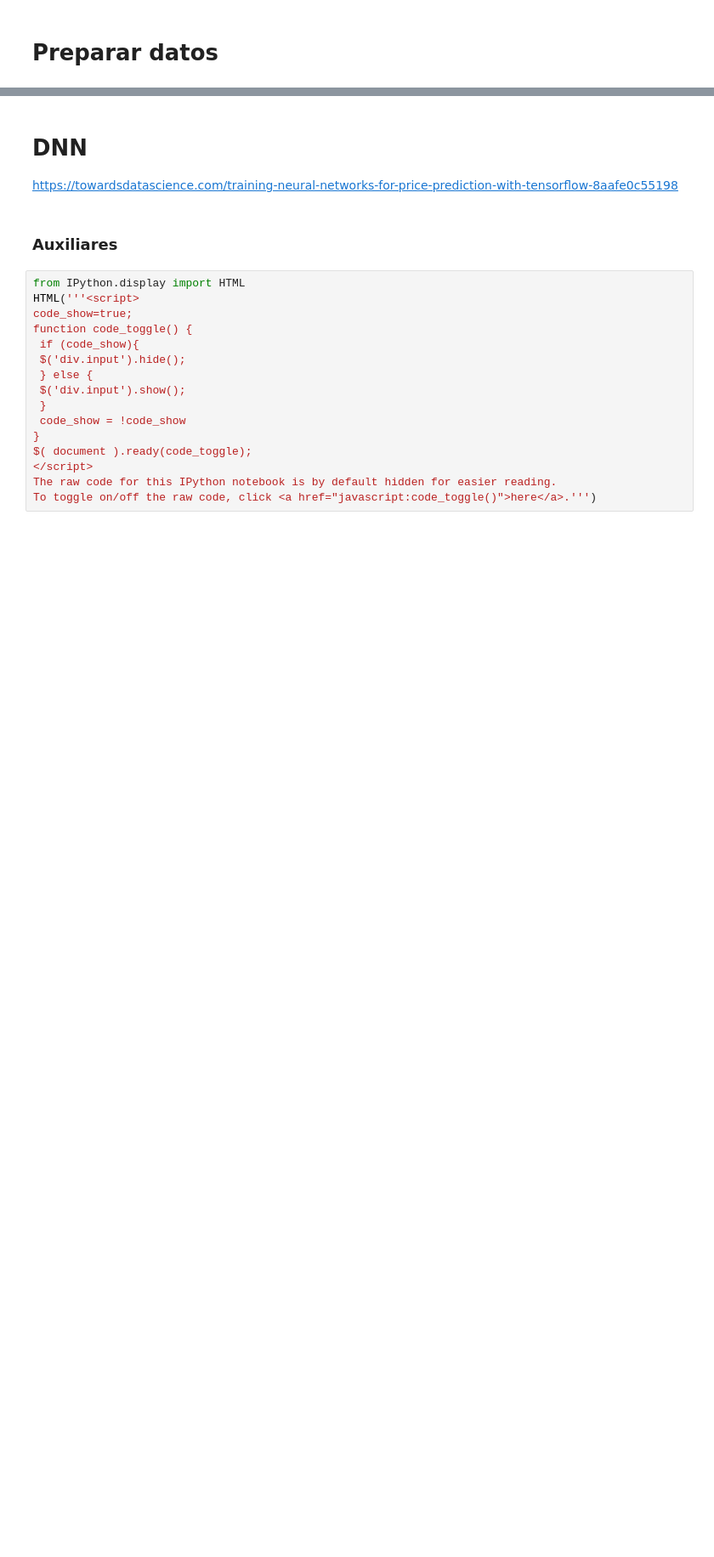
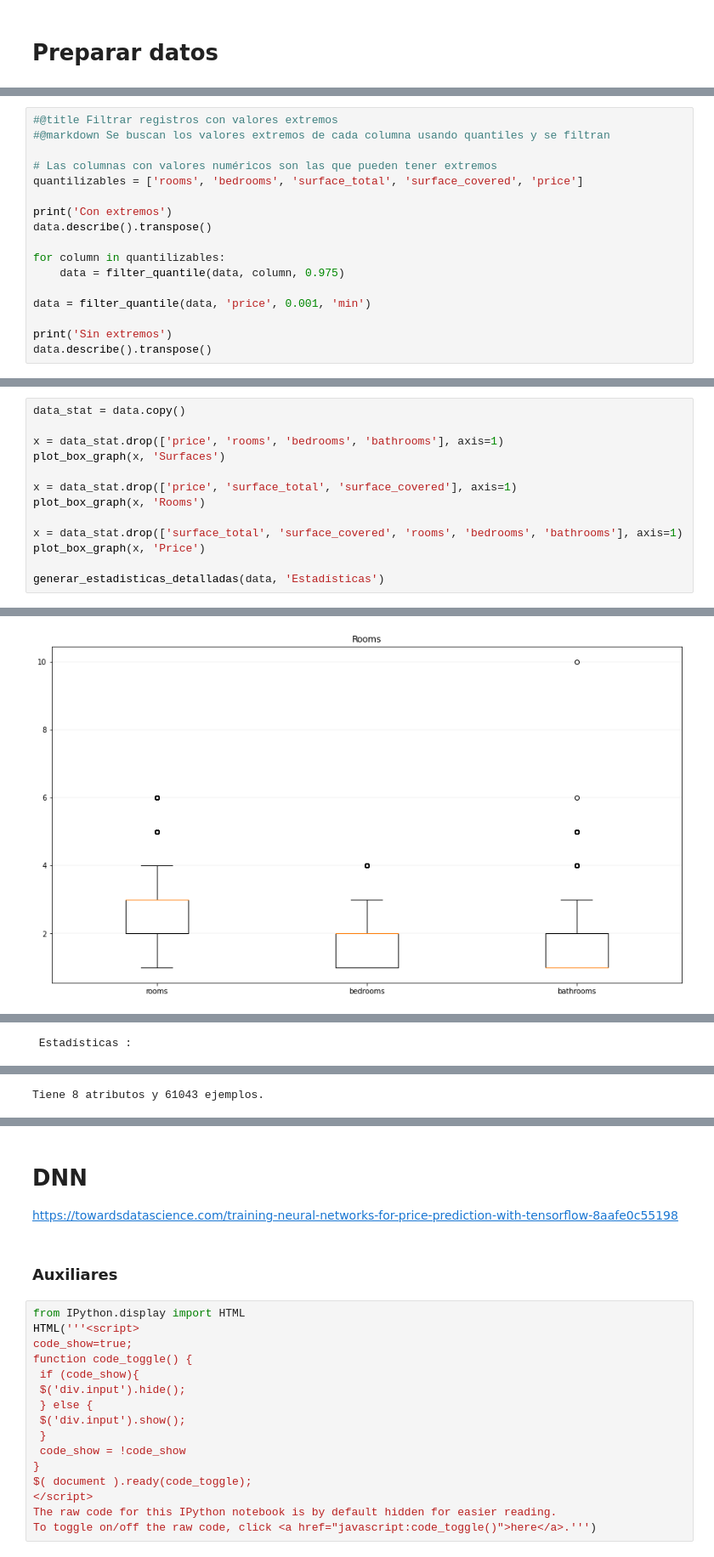
Before and after one commit to enzoconejero/utnba-iaa-2021-property-price-prediction, a Jupyter notebook: propierati_regresion.ipynb, the cells around one changed output, grey strips where cells are left out. Shown at 85% size. Cells and saved outputs as stored; diff of their text form; blank space fills up the shorter version.

```diff
--- a/propierati_regresion.ipynb
+++ b/propierati_regresion.ipynb
@@ -577,0 +202,17 @@ sns.lmplot(x='x', y='y',
+# %%
+#@title Filtrar registros con valores extremos
+#@markdown Se buscan los valores extremos de cada columna usando quantiles y se filtran
+
+# Las columnas con valores numéricos son las que pueden tener extremos
+quantilizables = ['rooms', 'bedrooms', 'surface_total', 'surface_covered', 'price']
+
+print('Con extremos')
+data.describe().transpose()
+
+for column in quantilizables:
+    data = filter_quantile(data, column, 0.975)
+
+data = filter_quantile(data, 'price', 0.001, 'min')
+
+print('Sin extremos')
+data.describe().transpose()
@@ -577,0 +289,14 @@ sns.lmplot(x='x', y='y',
+# %%
+data_stat = data.copy()
+
+x = data_stat.drop(['price', 'rooms', 'bedrooms', 'bathrooms'], axis=1)
+plot_box_graph(x, 'Surfaces')
+
+x = data_stat.drop(['price', 'surface_total', 'surface_covered'], axis=1)
+plot_box_graph(x, 'Rooms')
+
+x = data_stat.drop(['surface_total', 'surface_covered', 'rooms', 'bedrooms', 'bathrooms'], axis=1)
+plot_box_graph(x, 'Price')
+
+generar_estadisticas_detalladas(data, 'Estadísticas')
+# %% [output]
@@ -577,0 +304 @@ sns.lmplot(x='x', y='y',
+[figure, added]
@@ -577,0 +306 @@ sns.lmplot(x='x', y='y',
+ Estadísticas :
@@ -577,0 +316 @@ sns.lmplot(x='x', y='y',
+Tiene 8 atributos y 61043 ejemplos.
```
Also changed, not shown: parts of 44 cells of this notebook.
